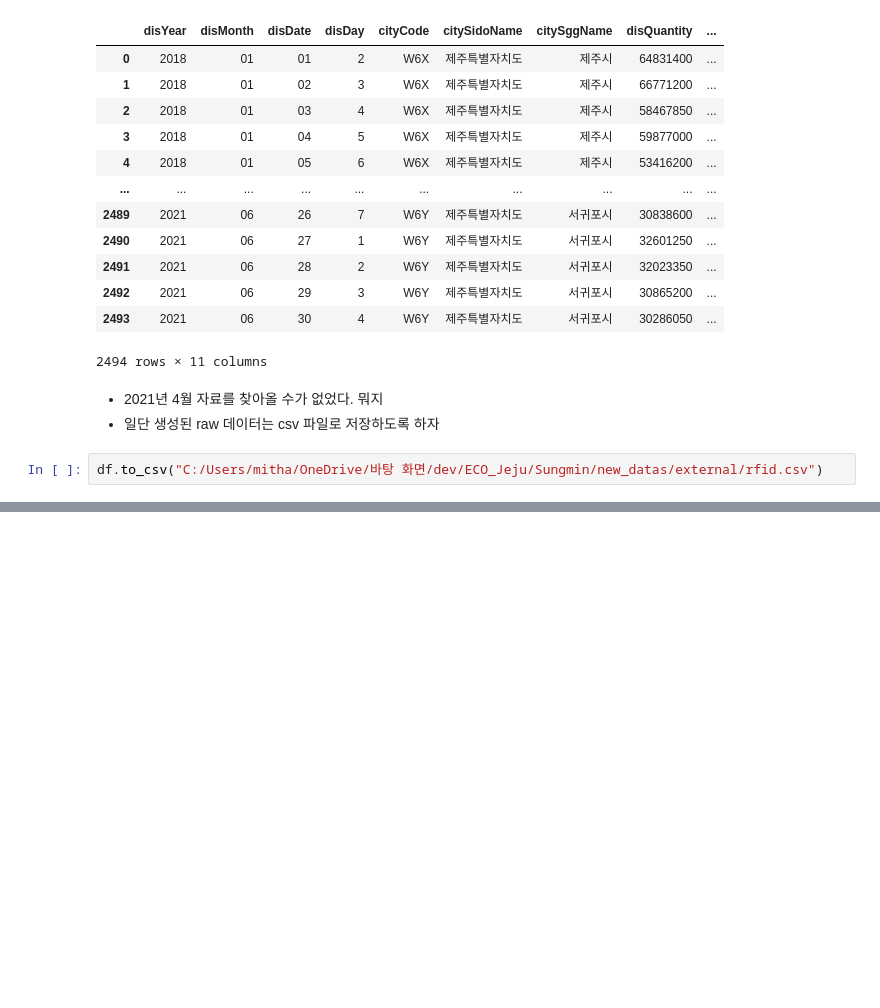
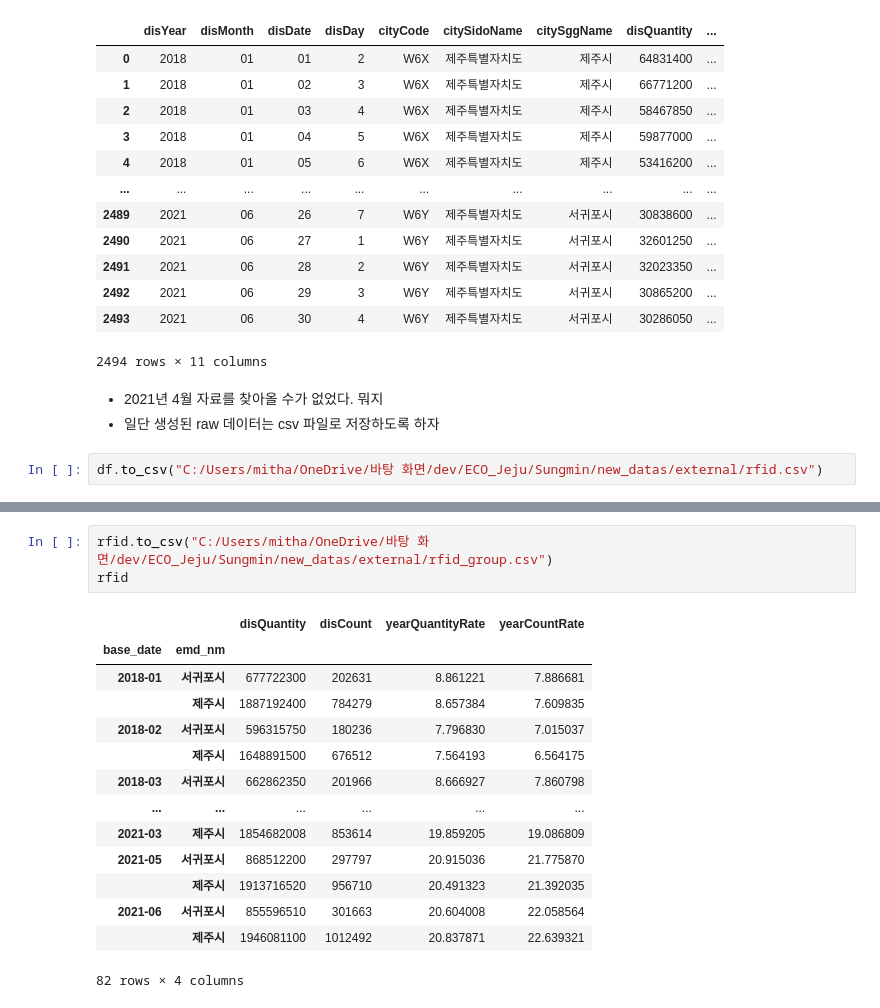
Before and after one commit to songmin9813/ECO_Jeju, a Jupyter notebook: Sungmin/Study/external_datas.ipynb, the cells around one changed output, grey strips where cells are left out. Saved outputs shown, nothing was run; the diff lists cells and outputs as text; blank space fills up the shorter version.

```diff
--- a/Sungmin/Study/external_datas.ipynb
+++ b/Sungmin/Study/external_datas.ipynb
@@ -360,0 +359,18 @@ rfid['yearCountRate']=rfid['yearCountRate'].apply(lambda x: x/dfsum.loc[rfid.ind
+# %%
+rfid.to_csv("C:/Users/mitha/OneDrive/바탕 화면/dev/ECO_Jeju/Sungmin/new_datas/external/rfid_group.csv")
+rfid
+# %% [output]
+|  |  | disQuantity | disCount | yearQuantityRate | yearCountRate |
+| base_date | emd_nm |  |  |  |  |
+| 2018-01 | 서귀포시 | 677722300 | 202631 | 8.861221 | 7.886681 |
+|  | 제주시 | 1887192400 | 784279 | 8.657384 | 7.609835 |
+| 2018-02 | 서귀포시 | 596315750 | 180236 | 7.796830 | 7.015037 |
+|  | 제주시 | 1648891500 | 676512 | 7.564193 | 6.564175 |
+| 2018-03 | 서귀포시 | 662862350 | 201966 | 8.666927 | 7.860798 |
+| ... | ... | ... | ... | ... | ... |
+| 2021-03 | 제주시 | 1854682008 | 853614 | 19.859205 | 19.086809 |
+| 2021-05 | 서귀포시 | 868512200 | 297797 | 20.915036 | 21.775870 |
+|  | 제주시 | 1913716520 | 956710 | 20.491323 | 21.392035 |
+| 2021-06 | 서귀포시 | 855596510 | 301663 | 20.604008 | 22.058564 |
+|  | 제주시 | 1946081100 | 1012492 | 20.837871 | 22.639321 |
+82 rows × 4 columns
```
Also changed, not shown: parts of 11 cells of this notebook.
